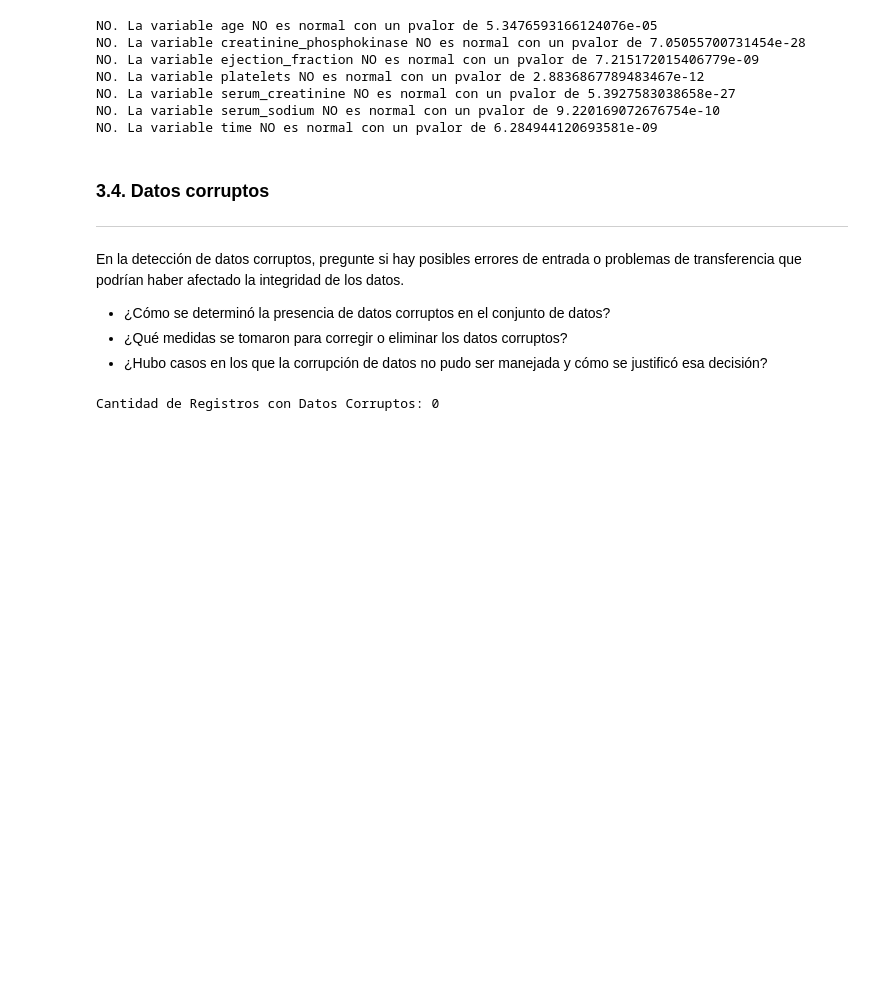
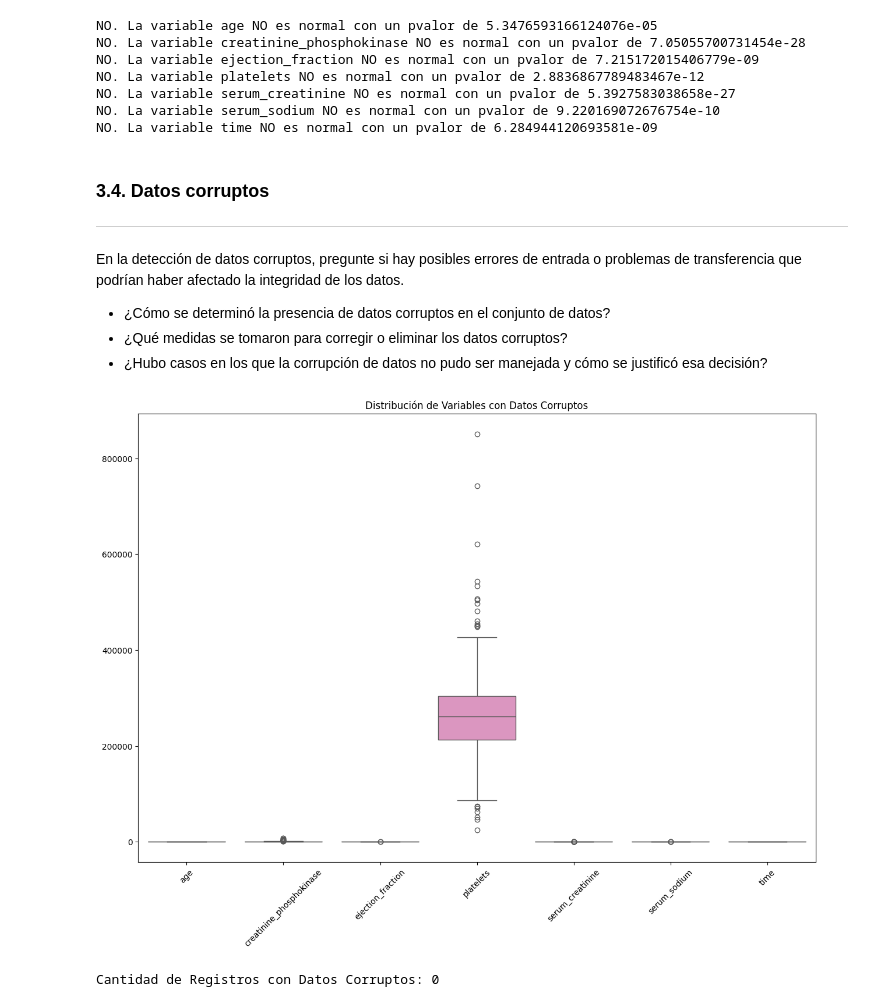
Before and after one commit to Robert-Gomez-AI/HeartFailure, a Jupyter notebook: Entrega Final Proyecto.ipynb, the cells around one changed output. Cells and saved outputs as stored; diff of their text form; code cells hidden in the pictures; blank space fills up the shorter version.

```diff
--- a/Entrega Final Proyecto.ipynb
+++ b/Entrega Final Proyecto.ipynb
@@ -812,10 +812,12 @@ datos_corruptos = df[(df['platelets'] < 0) | (df['serum_creatinine'] < 0)]
 # %%
 # Visualizar las distribuciones de variables con datos corruptos
 plt.figure(figsize=(15, 10))
-sns.boxplot(data=df[['platelets', 'serum_creatinine']], palette='Set2')
+sns.boxplot(data=df[variables_cuantitativas], palette='Set2')
 plt.title('Distribución de Variables con Datos Corruptos')
 plt.xticks(rotation=45)
 plt.show()
+# %% [output]
+[figure, added]
 # %%
 # Mostrar la cantidad de registros con datos corruptos
 print("Cantidad de Registros con Datos Corruptos:", len(datos_corruptos))
```
Also changed, not shown: parts of 1 cell of this notebook.
